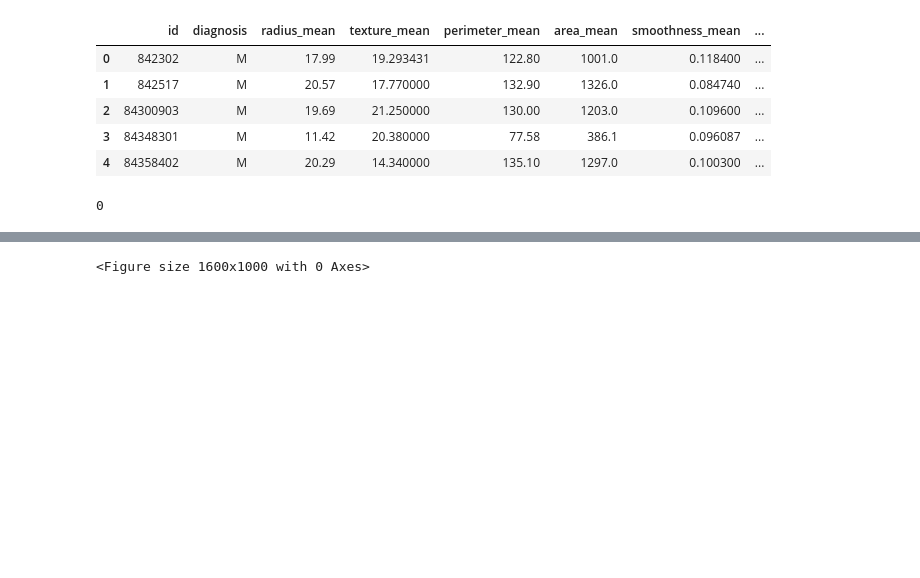
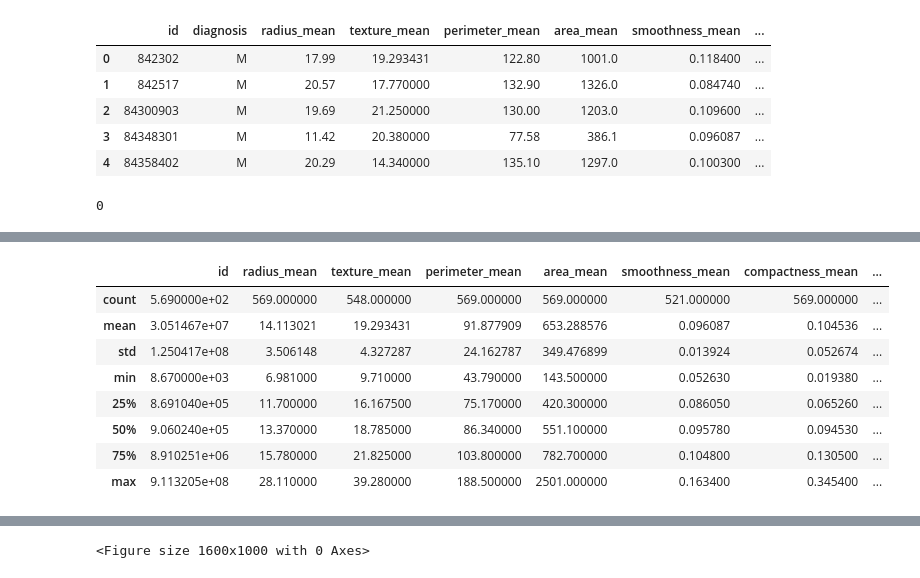
Before and after one commit to Placidus-Ali/intermediate_projects, a Jupyter notebook: week3/lesson1.ipynb, the cells around one changed output, grey strips where cells are left out. Cells and saved outputs as stored; diff of their text form; code cells hidden in the pictures; blank space fills up the shorter version.

```diff
--- a/week3/lesson1.ipynb
+++ b/week3/lesson1.ipynb
@@ -150,3 +161,16 @@ Data Exploration and Visualization
+# %%
+# checking for value_counts
+df.describe()
+# %% [output]
+|  | id | radius_mean | texture_mean | perimeter_mean | area_mean | smoothness_mean | compactness_mean | ... |
+| count | 5.690000e+02 | 569.000000 | 548.000000 | 569.000000 | 569.000000 | 521.000000 | 569.000000 | ... |
+| mean | 3.051467e+07 | 14.113021 | 19.293431 | 91.877909 | 653.288576 | 0.096087 | 0.104536 | ... |
+| std | 1.250417e+08 | 3.506148 | 4.327287 | 24.162787 | 349.476899 | 0.013924 | 0.052674 | ... |
+| min | 8.670000e+03 | 6.981000 | 9.710000 | 43.790000 | 143.500000 | 0.052630 | 0.019380 | ... |
+| 25% | 8.691040e+05 | 11.700000 | 16.167500 | 75.170000 | 420.300000 | 0.086050 | 0.065260 | ... |
+| 50% | 9.060240e+05 | 13.370000 | 18.785000 | 86.340000 | 551.100000 | 0.095780 | 0.094530 | ... |
+| 75% | 8.910251e+06 | 15.780000 | 21.825000 | 103.800000 | 782.700000 | 0.104800 | 0.130500 | ... |
+| max | 9.113205e+08 | 28.110000 | 39.280000 | 188.500000 | 2501.000000 | 0.163400 | 0.345400 | ... |
 # %%
 # Checking the correlation in the dataset
 df.corr()
```
Also changed, not shown: parts of 4 cells of this notebook, 15 other files.
